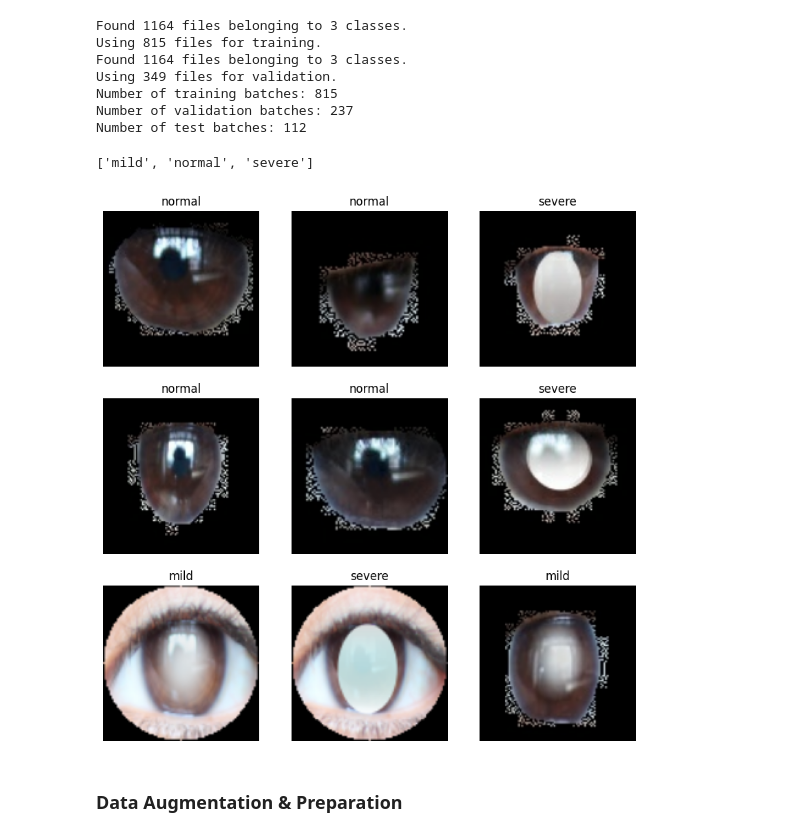
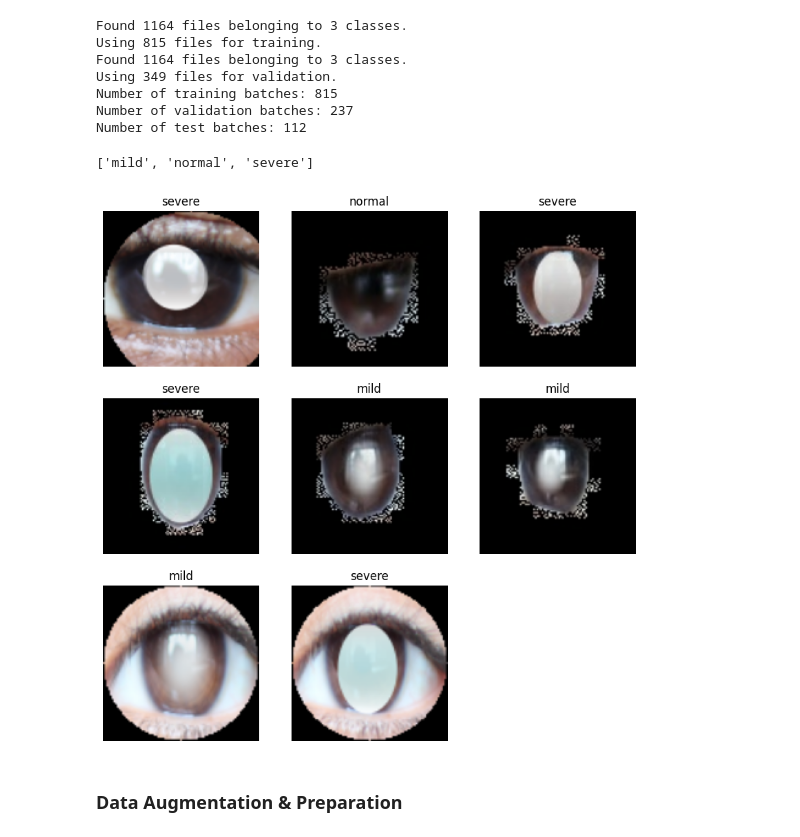
Before and after one commit to aimarabimanyu/Sistem-Diagnosa-Katarak-CNN-UNET, a Jupyter notebook: classification_model.ipynb, the cells around one changed output. Drawn from its saved outputs; the diff is of its cells as text; code cells hidden in the pictures.

Commit message:
initial merged_model.ipynb build, minor update classification_model.ipynb, update test predict

```diff
--- a/classification_model.ipynb
+++ b/classification_model.ipynb
@@ -28,8 +30,8 @@ Num GPUs Available:  0
 # %%
-DATASET_DIR = "datasets/classification_datasets/cataract_dataset_mixed_blended"
-TEST_PREDICT_DIR = "datasets/test_predict"
+DATASET_DIR = "/content/drive/MyDrive/Skripsi/v_0.0.2/datasets/classification_datasets/cataract_dataset_mixed_blended/"
+TEST_PREDICT_DIR = "/content/drive/MyDrive/Skripsi/v_0.0.2/datasets/test_predict/"
 
-BATCH_SIZE = 16
+BATCH_SIZE = 8
 VAL_RATIO = 0.3
 SHUFFLE_BUFFER_SIZE = 1100
 
@@ -83,17 +85,17 @@ Number of test batches: 112
 # %%
 class_names = train_ds.class_names
 print(class_names)
 
 plt.figure(figsize=(10, 10))
 for images, labels in train_ds.take(1):
-    for i in range(9):
+    for i in range(BATCH_SIZE):
         ax = plt.subplot(3, 3, i + 1)
         plt.imshow(images[i].numpy().astype("uint8"))
         plt.title(class_names[labels[i]])
         plt.axis("off")
 # %% [output]
 ['mild', 'normal', 'severe']
-[figure, old version]
+[figure, new version]
 # %% [markdown]
 ### Data Augmentation & Preparation
 # %%
```
Also changed, not shown: parts of 13 cells of this notebook, 6 other files.
